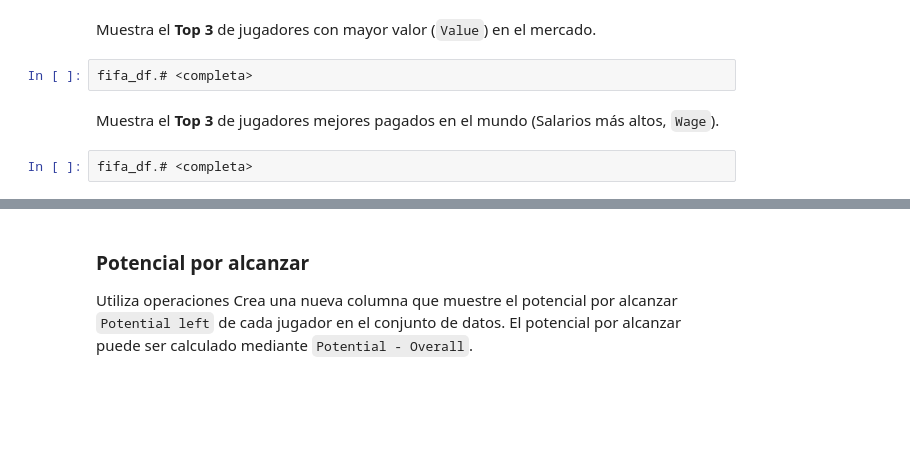
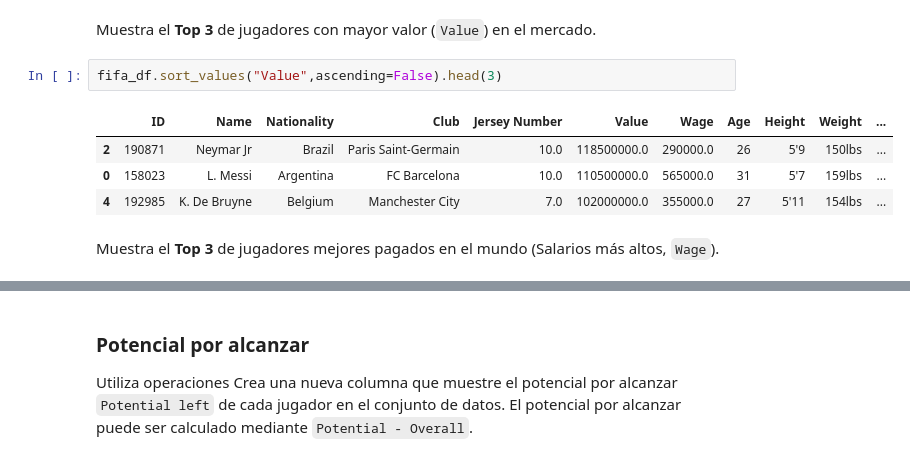
Before and after one commit to jorgeprs/Numpy_p1, a Jupyter notebook: Tema_1_Introduccion/practices/Practica_Pandas.ipynb, the cells around one changed output, grey strips where cells are left out. Saved outputs shown, nothing was run; the diff lists cells and outputs as text; blank space fills up the shorter version.

````diff
--- a/Tema_1_Introduccion/practices/Practica_Pandas.ipynb
+++ b/Tema_1_Introduccion/practices/Practica_Pandas.ipynb
@@ -299,9 +328,12 @@ En esta sección, utilizarás distintos métodos de los dataframes de pandas par
 ### Jugadores con el mayor valor comercial y jugadores mejores pagados
 # %% [markdown]
 Muestra el **Top 3** de jugadores con mayor valor (```Value```) en el mercado.
-# %%
-fifa_df.# <completa>
+# %%
+fifa_df.sort_values("Value",ascending=False).head(3)
+# %% [output]
+|  | ID | Name | Nationality | Club | Jersey Number | Value | Wage | Age | Height | Weight | ... |
+| 2 | 190871 | Neymar Jr | Brazil | Paris Saint-Germain | 10.0 | 118500000.0 | 290000.0 | 26 | 5'9 | 150lbs | ... |
+| 0 | 158023 | L. Messi | Argentina | FC Barcelona | 10.0 | 110500000.0 | 565000.0 | 31 | 5'7 | 159lbs | ... |
+| 4 | 192985 | K. De Bruyne | Belgium | Manchester City | 7.0 | 102000000.0 | 355000.0 | 27 | 5'11 | 154lbs | ... |
 # %% [markdown]
 Muestra el **Top 3** de jugadores mejores pagados en el mundo (Salarios más altos, ```Wage```).
-# %%
-fifa_df.# <completa>
````
Also changed, not shown: parts of 21 cells of this notebook.
